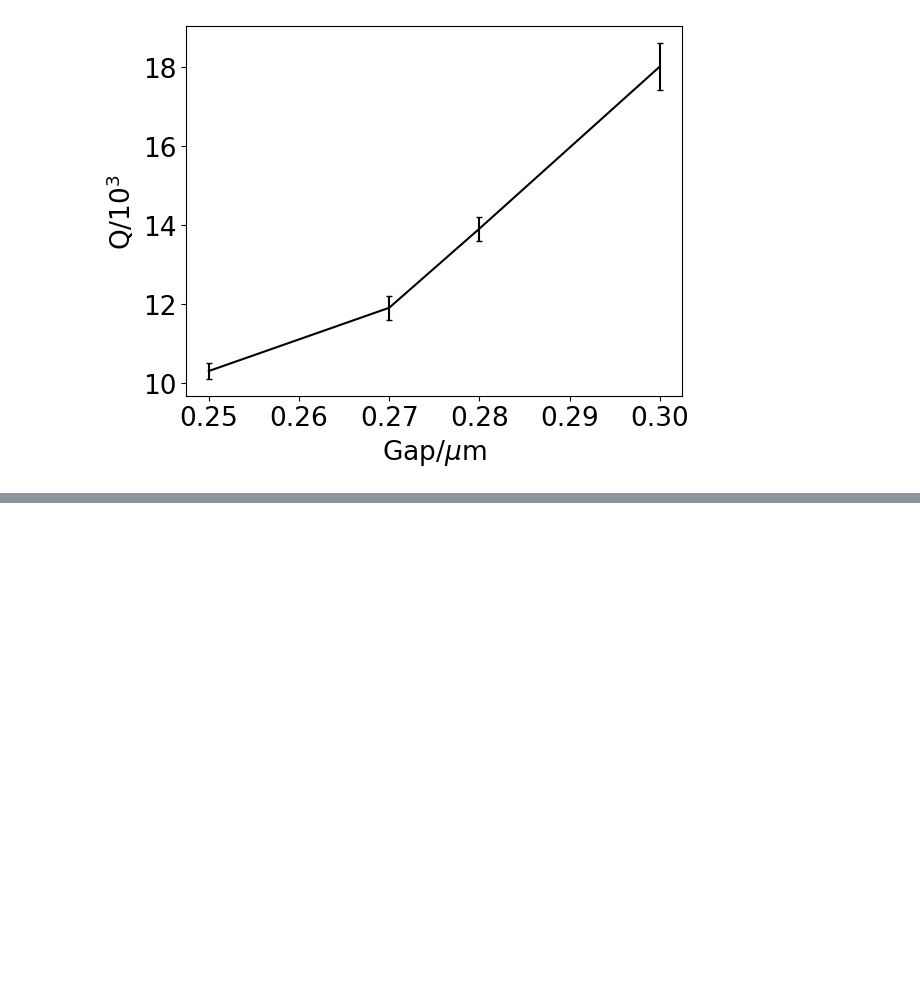
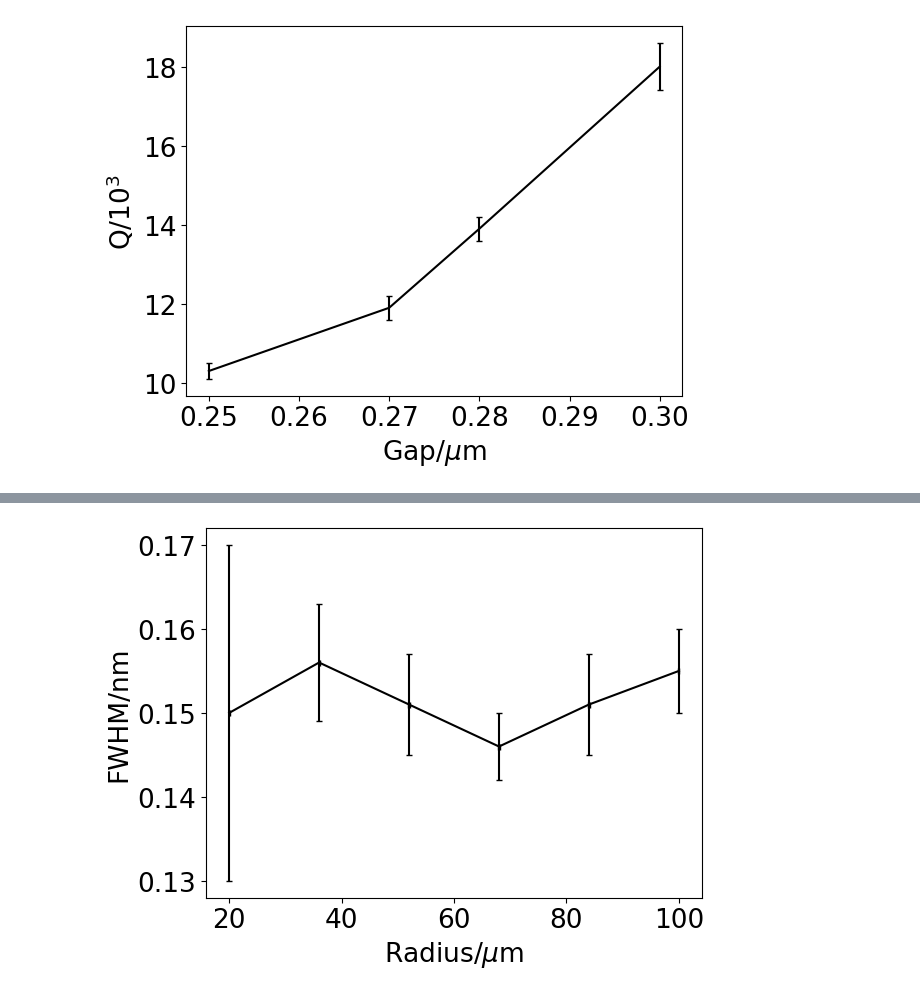
Before and after one commit to tdasanjh/team-chip-project, a Jupyter notebook: data_analysis/Q_factor_plots_notebook.ipynb, the cells around one changed output, grey strips where cells are left out. Saved outputs shown, nothing was run; the diff lists cells and outputs as text; code cells hidden in the pictures; blank space fills up the shorter version.

```diff
--- a/data_analysis/Q_factor_plots_notebook.ipynb
+++ b/data_analysis/Q_factor_plots_notebook.ipynb
@@ -60,0 +75,13 @@ plt.show()
+# %%
+radius_vals=np.array([20.0,36.0,52.0,68.0,84.0,100.0])
+radius_error_vals=np.array([0.1,0.1,0.1,0.1,0.1,0.1])
+radius_w_vals=np.array([0.15,0.156,0.151,0.146,0.151,0.155])
+radius_w_val_errors=np.array([0.02,0.007,0.006,0.004,0.006,0.005])
+mpl.rcParams["font.size"]=19
+fig1,ax1=plt.subplots()
+ax1.errorbar(radius_vals,radius_w_vals,radius_w_val_errors,radius_error_vals,color="black", capsize=2.0)
+ax1.set_xlabel("Radius/$\mu$m")
+ax1.set_ylabel("FWHM/nm")
+plt.show()
+# %% [output]
+[figure, added]
```
Also changed, not shown: parts of 3 cells of this notebook.
